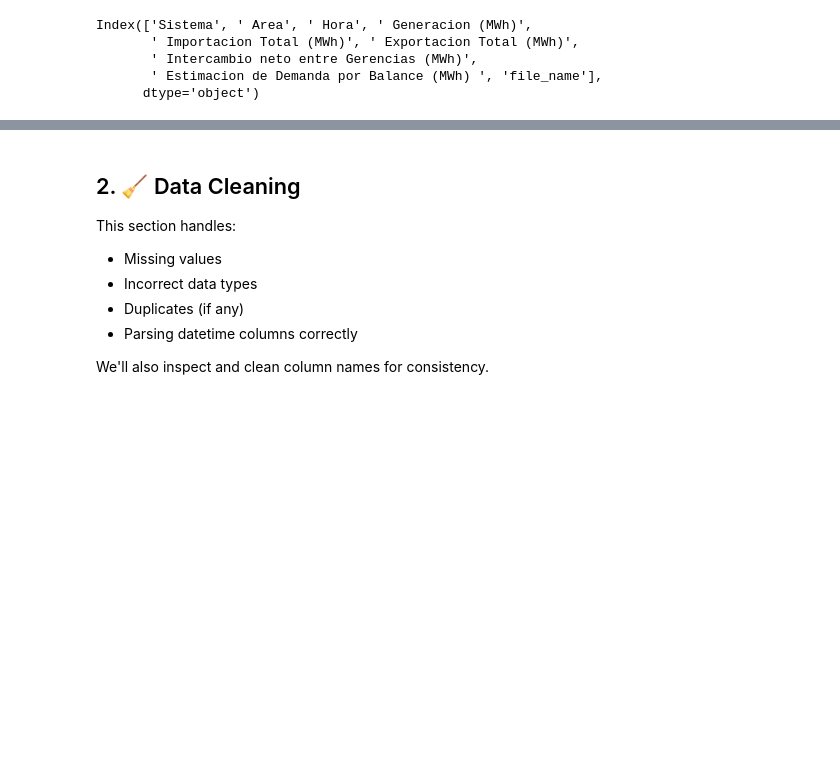
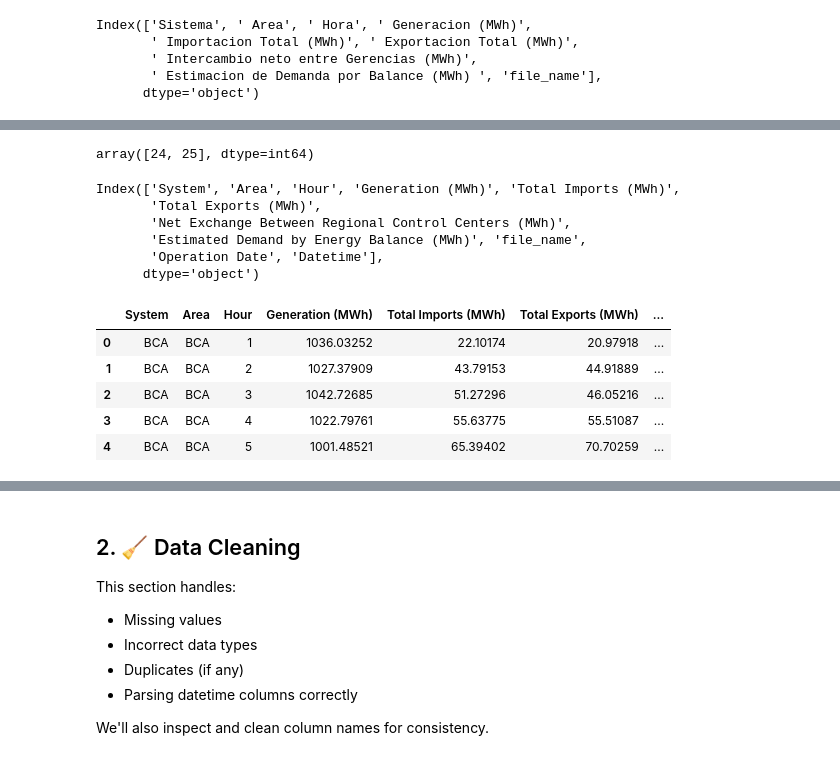
Before and after one commit to Zangan0/Mexico-Energy-Demand, a Jupyter notebook: Analysis.ipynb, the cells around one changed output, grey strips where cells are left out. Drawn from its saved outputs; the diff is of its cells as text; code cells hidden in the pictures; blank space fills up the shorter version.

```diff
--- a/Analysis.ipynb
+++ b/Analysis.ipynb
@@ -129,0 +302,32 @@ full_df.head()
+# %%
+full_df.groupby("Operation Date")["Hour"].nunique().unique()
+# %% [output]
+array([24, 25], dtype=int64)
+# %%
+full_df.columns
+# %% [output]
+Index(['System', 'Area', 'Hour', 'Generation (MWh)', 'Total Imports (MWh)',
+       'Total Exports (MWh)',
+       'Net Exchange Between Regional Control Centers (MWh)',
+       'Estimated Demand by Energy Balance (MWh)', 'file_name',
+       'Operation Date', 'Datetime'],
+      dtype='object')
+# %%
+check_for_duplicates_col = ['System', 'Area', 'Hour', 'Generation (MWh)', 'Total Imports (MWh)',
+       'Total Exports (MWh)',
+       'Net Exchange Between Regional Control Centers (MWh)',
+       'Estimated Demand by Energy Balance (MWh)',
+       'Operation Date', 'Datetime']
+# %%
+full_df = full_df[~full_df.duplicated(subset=check_for_duplicates_col)]
+# %%
+full_df["Datetime"] = full_df["Operation Date"] + pd.to_timedelta(full_df["Hour"], unit="h")
+# %%
+full_df.head()
+# %% [output]
+|  | System | Area | Hour | Generation (MWh) | Total Imports (MWh) | Total Exports (MWh) | ... |
+| 0 | BCA | BCA | 1 | 1036.03252 | 22.10174 | 20.97918 | ... |
+| 1 | BCA | BCA | 2 | 1027.37909 | 43.79153 | 44.91889 | ... |
+| 2 | BCA | BCA | 3 | 1042.72685 | 51.27296 | 46.05216 | ... |
+| 3 | BCA | BCA | 4 | 1022.79761 | 55.63775 | 55.51087 | ... |
+| 4 | BCA | BCA | 5 | 1001.48521 | 65.39402 | 70.70259 | ... |
```
Also changed, not shown: parts of 19 cells of this notebook, 1 other file.
